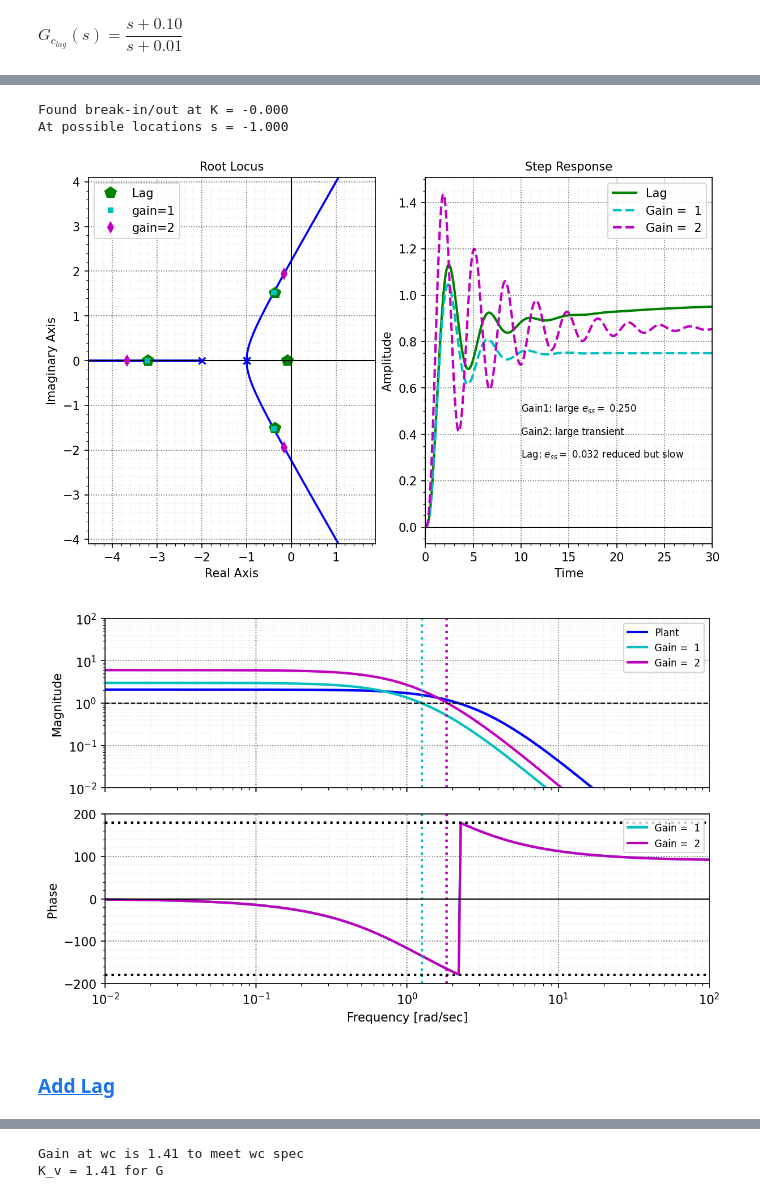
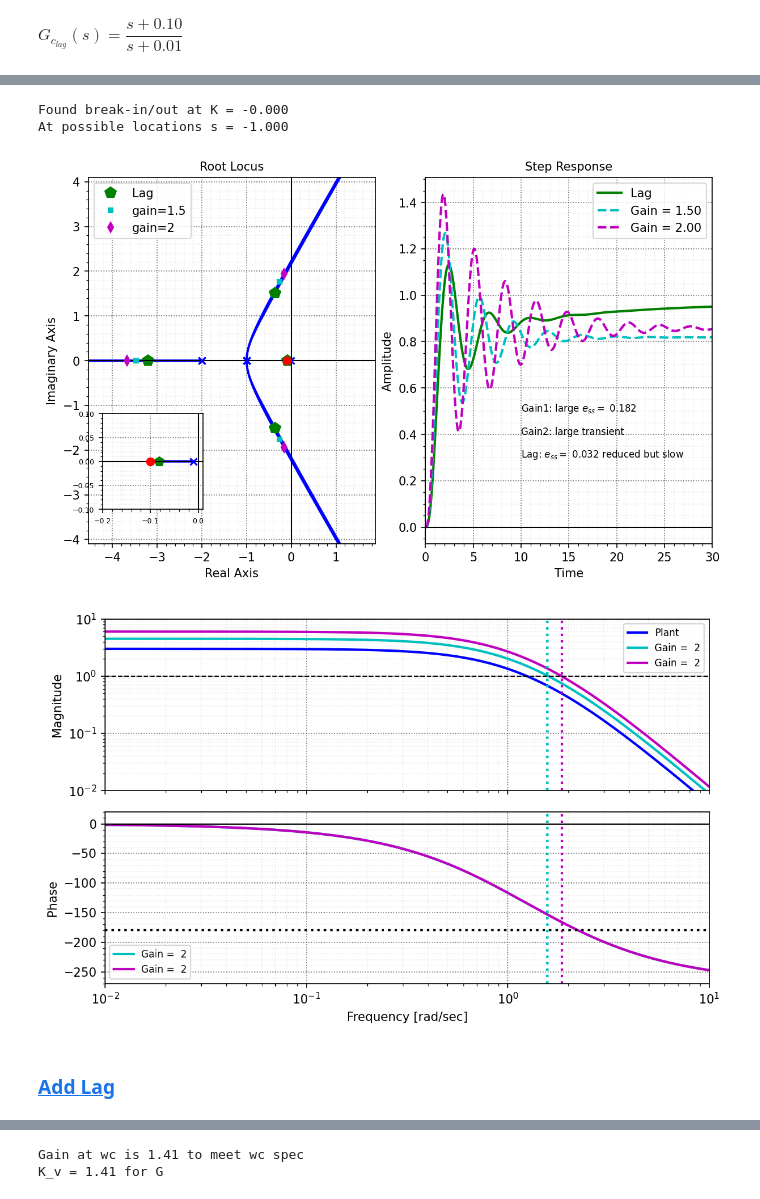
Before and after one commit to mit-acl/16_06_Class, a Jupyter notebook: notebooks/16_06_T19_Lag_design.ipynb, the cells around one changed output, grey strips where cells are left out. Saved outputs shown, nothing was run; the diff lists cells and outputs as text; code cells hidden in the pictures.

```diff
--- a/notebooks/16_06_T19_Lag_design.ipynb
+++ b/notebooks/16_06_T19_Lag_design.ipynb
@@ -117,13 +117,13 @@ cm.write_tf_latex(Gclag, filename="./figs/Gc19_5.tex", label="G_{c_{lag}}(s)",sh
 $\displaystyle G(s) = \dfrac{6}{(s+1)^2(s+2)}$
 $\displaystyle G_{c_{lag}}(s) = \dfrac{s + 0.10}{s + 0.01}$
 # %%
-gain1 = 1
+gain1 = 1.5
 gain2 = 2
-w = np.logspace(-2,np.log10(100),300)
+w = np.logspace(-2,np.log10(10),300)
 
-Gcl1 = ct.feedback(gain1*G,1)
-Gcl2 = ct.feedback(gain2*G,1)
-Gcl = ct.feedback(L,1)
+Gcl1 = ct.feedback(gain1*G)
+Gcl2 = ct.feedback(gain2*G)
+Gcl = ct.feedback(L)
 
 scl = np.roots(Gcl.den[0][0])
 scl1 = np.roots(Gcl1.den[0][0])
@@ -134,6 +134,7 @@ y_lag1,t_lag1 = cmat.step(Gcl1,Tf)
 y_lag2,t_lag2 = cmat.step(Gcl2,Tf)
 y_lag,t_lag = cmat.step(Gcl,Tf)
 
+[Gm,Gp,Gw] = ct.frequency_response(G,omega=w)
 [G1m,G1p,G1w] = ct.frequency_response(gain1*G,omega=w)
 [G2m,G2p,G2w] = ct.frequency_response(gain2*G,omega=w)
 [Lm,Lp,Lw] = ct.frequency_response(G*Gclag,omega=w)
@@ -141,3 +142,6 @@ y_lag,t_lag = cmat.step(Gcl,Tf)
 wc_lag, idx = cm.find_wc(Lw,Lm)
 wc_gain1, idx1 = cm.find_wc(G1w,G1m)
 wc_gain2, idx2 = cm.find_wc(G2w,G2m)
+print(f"{wc_lag = :4.2f} rad/sec")
+print(f"{wc_gain1 = :4.2f} rad/sec")
+print(f"{wc_gain2 = :4.2f} rad/sec")
@@ -183,6 +191,7 @@ At possible locations s = -1.000
 # %%
 fig, ax = plt.subplots(1,2,figsize=(8, 5),dpi=150,constrained_layout = True,gridspec_kw={'width_ratios': [1, 1]})
 rl = ct.rlocus(G, gains=cm.Root_Locus_gains(G), color='b', ax=ax[0])
+rl = ct.rlocus(L, gains=cm.Root_Locus_gains(L), color='b', ax=ax[0])
 ax[0].set_aspect('equal')
 ax[0].set_xlim([-4, 4]);ax[0].set_ylim([-4, 4])
 ax[0].plot(scl.real,scl.imag,'gp',ms=10,label=f"Lag")
@@ -198,10 +207,21 @@ bm.nicegrid(ax[0])
 unique = cm.color_rl(ax[0],verbose=True)
 if unique is not None:
     ax[0].legend(unique.values(), unique.keys())
+ax_inset0 = ax[0].inset_axes([0.05, 0.05, 0.35, 0.35])  # bottom-left
+rl = ct.rlocus(L, gains=cm.Root_Locus_gains(L), color='b', ax=ax_inset0)
+ax_inset0.plot(scl.real, scl.imag, 'gp', ms=8)
+ax_inset0.plot(scl1.real, scl1.imag, 'cs', ms=8)
+ax_inset0.plot(scl2.real, scl2.imag, 'md', ms=8)
+ax_inset0.set_xlim([-0.2, 0.01])
+ax_inset0.set_ylim([-0.1, 0.1])
+ax_inset0.set_aspect('equal')
+bm.nicegrid(ax_inset0)
+ax_inset0.tick_params(labelsize=6)
+cm.color_rl(ax_inset0)
 
 ax[1].plot(t_lag,y_lag,'g-',label='Lag')
-ax[1].plot(t_lag1,y_lag1,'c--',label=r'Gain = {:2.0f}'.format(gain1))
-ax[1].plot(t_lag2,y_lag2,'m--',label=r'Gain = {:2.0f}'.format(gain2))
+ax[1].plot(t_lag1,y_lag1,'c--',label=r'Gain = {:.2f}'.format(gain1))
+ax[1].plot(t_lag2,y_lag2,'m--',label=r'Gain = {:.2f}'.format(gain2))
 ax[1].set_xlabel("Time")
 ax[1].set_ylabel("Amplitude")
 ax[1].set_title("Step Response")
@@ -216,33 +236,33 @@ plt.show()
 # %% [output]
 Found break-in/out at K = -0.000
 At possible locations s = -1.000
-[figure, old version]
+[figure, new version]
 # %%
 fig, ax = plt.subplots(2,1,figsize=(8,5),dpi=150,sharex=True)
 ax[0].loglog(Gw,Gm,'b-',label='Plant')
 ax[0].loglog(G1w,G1m,'c-',label=r'Gain = {:2.0f}'.format(gain1))
 ax[0].loglog(G2w,G2m,'m-',label=r'Gain = {:2.0f}'.format(gain2))
 ax[0].axvline(x=wc_gain1,c='c',ls=':')
 ax[0].axvline(x=wc_gain2,c='m',ls=':')
-ax[1].semilogx(G1w,cm.pshift(G1p)*cm.r2d,'c-',label=r'Gain = {:2.0f}'.format(gain1))
-ax[1].semilogx(G2w,cm.r2d*cm.pshift(G2p),'m-',label=r'Gain = {:2.0f}'.format(gain2))
+ax[1].semilogx(G1w,np.unwrap(cm.pshift(G1p))*cm.r2d,'c-',label=r'Gain = {:2.0f}'.format(gain1))
+ax[1].semilogx(G2w,np.unwrap(cm.pshift(G2p))*cm.r2d,'m-',label=r'Gain = {:2.0f}'.format(gain2))
 ax[1].axvline(x=wc_gain1,c='c',ls=':')
 ax[1].axvline(x=wc_gain2,c='m',ls=':')
 ax[1].axhline(y=-180,c='k',ls=':')
 ax[1].axhline(y=180,c='k',ls=':')
 
 ax[0].legend(fontsize=8);ax[1].legend(fontsize=8)
-ax[0].set_ylim([1e-2,100]);ax[1].set_ylim([-200,200])
+ax[0].set_ylim([1e-2,10]);ax[1].set_ylim([-270,20])
 ax[0].set_ylabel("Magnitude")
 ax[1].set_ylabel("Phase")
 ax[1].set_xlabel("Frequency [rad/sec]")
 bm.nicegrid(ax)
 plt.savefig('./figs/L17_5a.pdf',dpi=600)
 plt.show()
 # %% [output]
-[figure, old version]
+[figure, new version]
-# %% [markdown]
-### <a id='toc1_2_1_'></a>[Add Lag](#toc0_)
+# %% [markdown]
+### <a id='toc1_2_1_'></a>[Add Lag](#toc0_)
 # %%
 fig, ax = plt.subplots(2,1,figsize=(8,5),dpi=150,sharex=True)
 ax[0].loglog(Gw,Gm,'b-',label='Plant')
```
Also changed, not shown: parts of 24 cells of this notebook, 5 other files.
